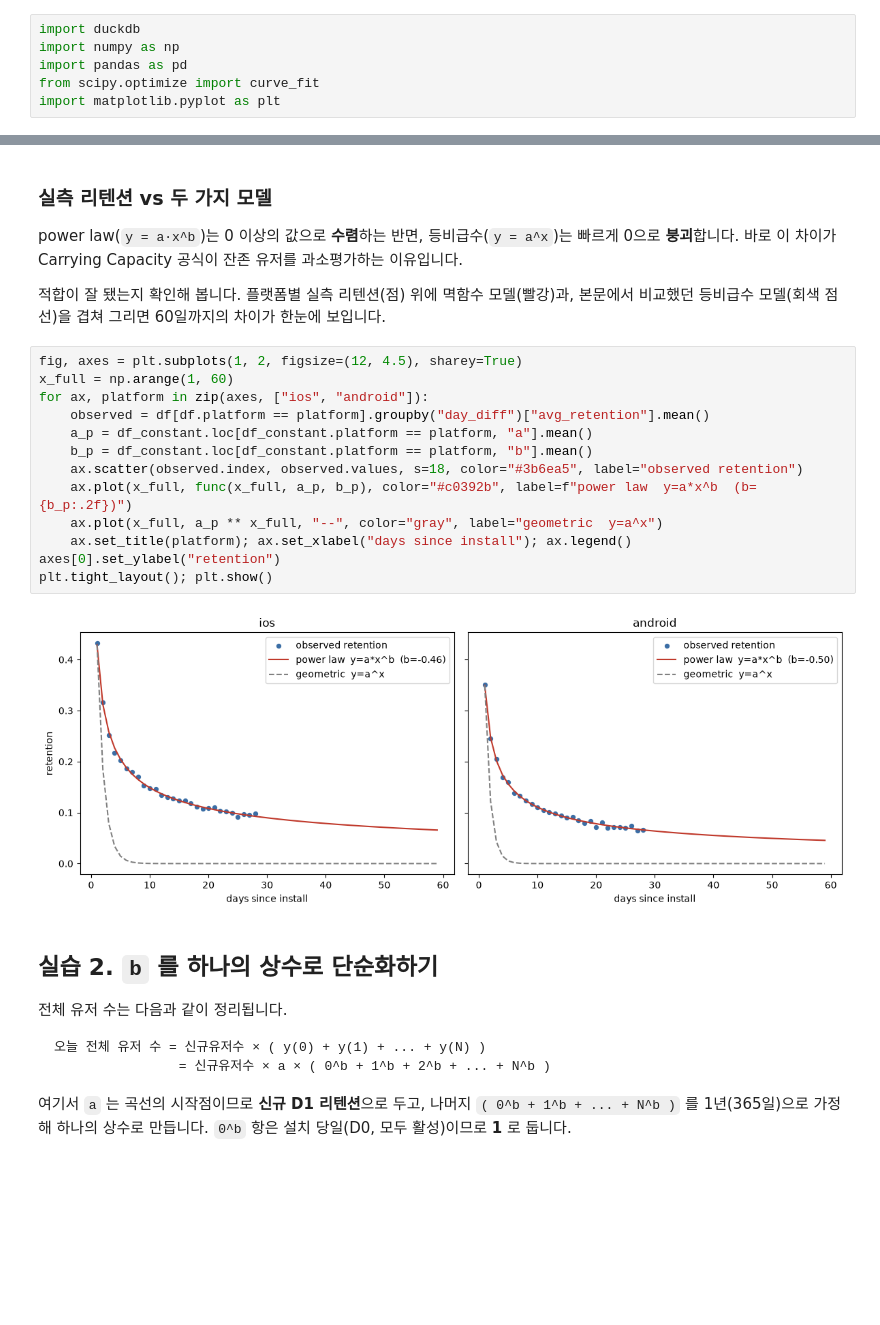
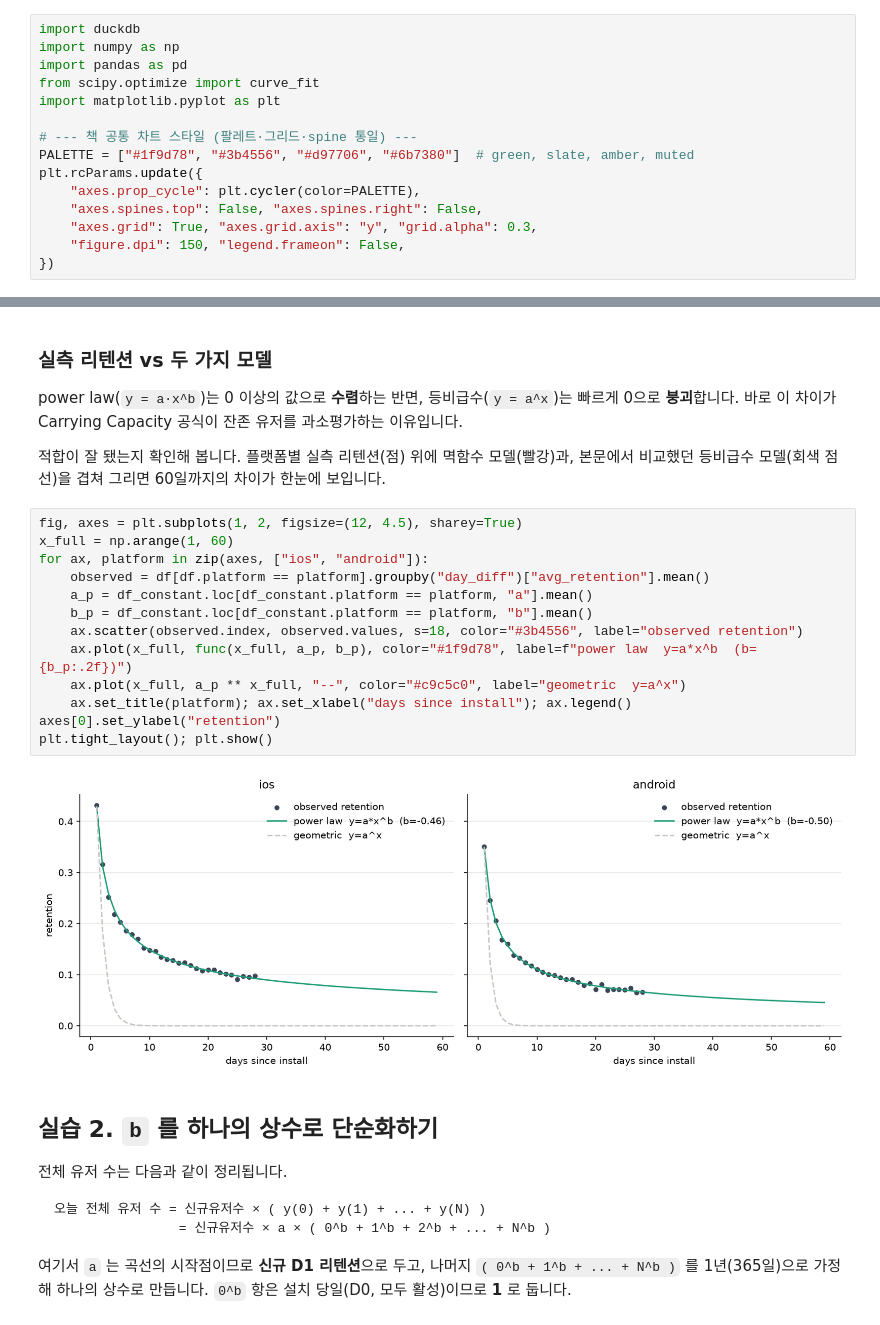
Before and after one commit to duilee/data_analysis_101, a Jupyter notebook: 05_이_기능은_DAU_얼마짜리_기능일까/dau_forecast.ipynb, the cells around one changed output, grey strips where cells are left out. Cells and saved outputs as stored; diff of their text form; blank space fills up the shorter version.

```diff
--- a/05_이_기능은_DAU_얼마짜리_기능일까/dau_forecast.ipynb
+++ b/05_이_기능은_DAU_얼마짜리_기능일까/dau_forecast.ipynb
@@ -30,6 +30,15 @@ import numpy as np
 import pandas as pd
 from scipy.optimize import curve_fit
 import matplotlib.pyplot as plt
+
+# --- 책 공통 차트 스타일 (팔레트·그리드·spine 통일) ---
+PALETTE = ["#1f9d78", "#3b4556", "#d97706", "#6b7380"]  # green, slate, amber, muted
+plt.rcParams.update({
+    "axes.prop_cycle": plt.cycler(color=PALETTE),
+    "axes.spines.top": False, "axes.spines.right": False,
+    "axes.grid": True, "axes.grid.axis": "y", "grid.alpha": 0.3,
+    "figure.dpi": 150, "legend.frameon": False,
+})
 # %% [markdown]
 ## 실습 1. 리텐션 커브에서 상수 `b` 구하기
 
@@ -137,18 +146,18 @@ power law(`y = a·x^b`)는 0 이상의 값으로 **수렴**하는 반면,
 # %%
 fig, axes = plt.subplots(1, 2, figsize=(12, 4.5), sharey=True)
 x_full = np.arange(1, 60)
 for ax, platform in zip(axes, ["ios", "android"]):
     observed = df[df.platform == platform].groupby("day_diff")["avg_retention"].mean()
     a_p = df_constant.loc[df_constant.platform == platform, "a"].mean()
     b_p = df_constant.loc[df_constant.platform == platform, "b"].mean()
-    ax.scatter(observed.index, observed.values, s=18, color="#3b6ea5", label="observed retention")
-    ax.plot(x_full, func(x_full, a_p, b_p), color="#c0392b", label=f"power law  y=a*x^b  (b={b_p:.2f})")
-    ax.plot(x_full, a_p ** x_full, "--", color="gray", label="geometric  y=a^x")
+    ax.scatter(observed.index, observed.values, s=18, color="#3b4556", label="observed retention")
+    ax.plot(x_full, func(x_full, a_p, b_p), color="#1f9d78", label=f"power law  y=a*x^b  (b={b_p:.2f})")
+    ax.plot(x_full, a_p ** x_full, "--", color="#c9c5c0", label="geometric  y=a^x")
     ax.set_title(platform); ax.set_xlabel("days since install"); ax.legend()
 axes[0].set_ylabel("retention")
 plt.tight_layout(); plt.show()
 # %% [output]
-[figure, old version]
+[figure, new version]
 # %% [markdown]
 ## 실습 2. `b` 를 하나의 상수로 단순화하기
 
```
Also changed, not shown: 1 other file.
